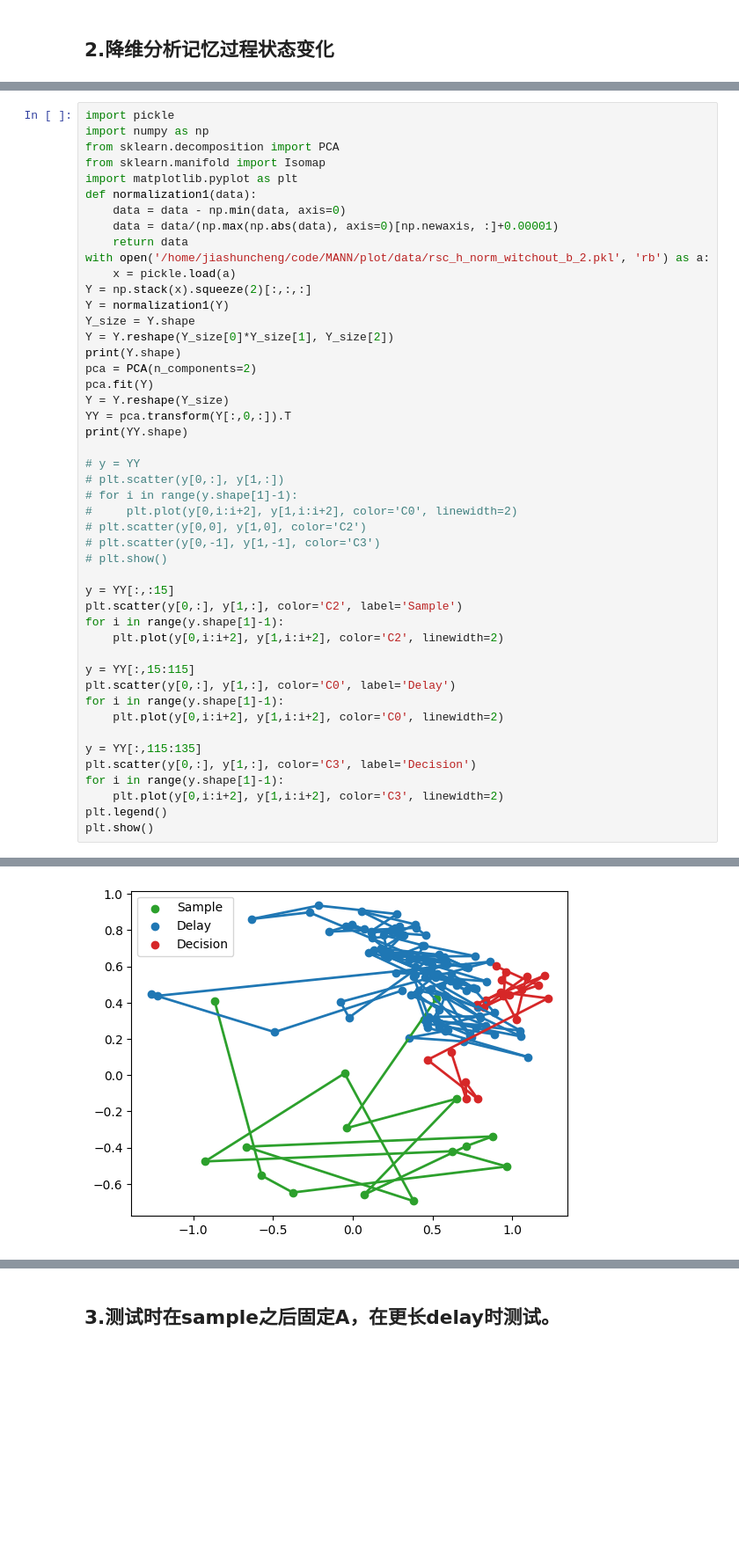
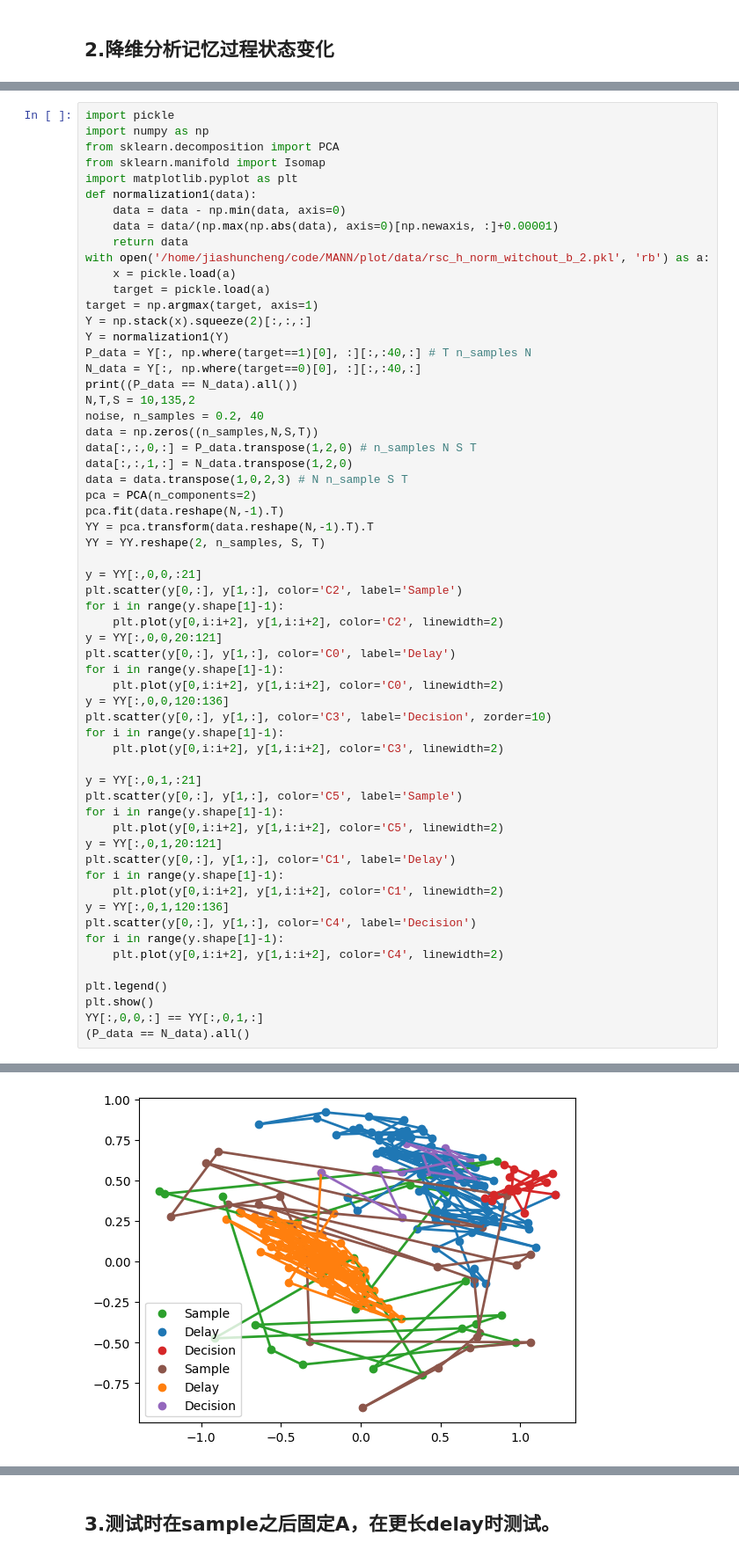
Before and after one commit to jiashuncheng/SCRNN, a Jupyter notebook: plot/plot.ipynb, the cells around one changed output, grey strips where cells are left out. Shown at 88% size. Drawn from its saved outputs; the diff is of its cells as text; blank space fills up the shorter version.

```diff
--- a/plot/plot.ipynb
+++ b/plot/plot.ipynb
@@ -334,39 +338,52 @@ def normalization1(data):
     return data
 with open('/home/jiashuncheng/code/MANN/plot/data/rsc_h_norm_witchout_b_2.pkl', 'rb') as a:
     x = pickle.load(a)
+    target = pickle.load(a)
+target = np.argmax(target, axis=1)
 Y = np.stack(x).squeeze(2)[:,:,:]
 Y = normalization1(Y)
-Y_size = Y.shape
-Y = Y.reshape(Y_size[0]*Y_size[1], Y_size[2])
-print(Y.shape)
+P_data = Y[:, np.where(target==1)[0], :][:,:40,:] # T n_samples N
+N_data = Y[:, np.where(target==0)[0], :][:,:40,:]
+print((P_data == N_data).all())
+N,T,S = 10,135,2
+noise, n_samples = 0.2, 40
+data = np.zeros((n_samples,N,S,T))
+data[:,:,0,:] = P_data.transpose(1,2,0) # n_samples N S T
+data[:,:,1,:] = N_data.transpose(1,2,0)
+data = data.transpose(1,0,2,3) # N n_sample S T
 pca = PCA(n_components=2)
-pca.fit(Y)
-Y = Y.reshape(Y_size)
-YY = pca.transform(Y[:,0,:]).T
-print(YY.shape)
+pca.fit(data.reshape(N,-1).T)
+YY = pca.transform(data.reshape(N,-1).T).T
+YY = YY.reshape(2, n_samples, S, T)
 
-# y = YY
-# plt.scatter(y[0,:], y[1,:])
-# for i in range(y.shape[1]-1):
-#     plt.plot(y[0,i:i+2], y[1,i:i+2], color='C0', linewidth=2)
-# plt.scatter(y[0,0], y[1,0], color='C2')
-# plt.scatter(y[0,-1], y[1,-1], color='C3')
-# plt.show()
-
-y = YY[:,:15]
+y = YY[:,0,0,:21]
 plt.scatter(y[0,:], y[1,:], color='C2', label='Sample')
 for i in range(y.shape[1]-1):
     plt.plot(y[0,i:i+2], y[1,i:i+2], color='C2', linewidth=2)
-
-y = YY[:,15:115]
+y = YY[:,0,0,20:121]
 plt.scatter(y[0,:], y[1,:], color='C0', label='Delay')
 for i in range(y.shape[1]-1):
     plt.plot(y[0,i:i+2], y[1,i:i+2], color='C0', linewidth=2)
-
-y = YY[:,115:135]
-plt.scatter(y[0,:], y[1,:], color='C3', label='Decision')
+y = YY[:,0,0,120:136]
+plt.scatter(y[0,:], y[1,:], color='C3', label='Decision', zorder=10)
 for i in range(y.shape[1]-1):
     plt.plot(y[0,i:i+2], y[1,i:i+2], color='C3', linewidth=2)
+
+y = YY[:,0,1,:21]
+plt.scatter(y[0,:], y[1,:], color='C5', label='Sample')
+for i in range(y.shape[1]-1):
+    plt.plot(y[0,i:i+2], y[1,i:i+2], color='C5', linewidth=2)
+y = YY[:,0,1,20:121]
+plt.scatter(y[0,:], y[1,:], color='C1', label='Delay')
+for i in range(y.shape[1]-1):
+    plt.plot(y[0,i:i+2], y[1,i:i+2], color='C1', linewidth=2)
+y = YY[:,0,1,120:136]
+plt.scatter(y[0,:], y[1,:], color='C4', label='Decision')
+for i in range(y.shape[1]-1):
+    plt.plot(y[0,i:i+2], y[1,i:i+2], color='C4', linewidth=2)
+
 plt.legend()
 plt.show()
+YY[:,0,0,:] == YY[:,0,1,:]
+(P_data == N_data).all()
 # %% [output]
@@ -375 +391 @@ plt.show()
-[figure, old version]
+[figure, new version]
```
Also changed, not shown: parts of 23 cells of this notebook, 2 other files.
